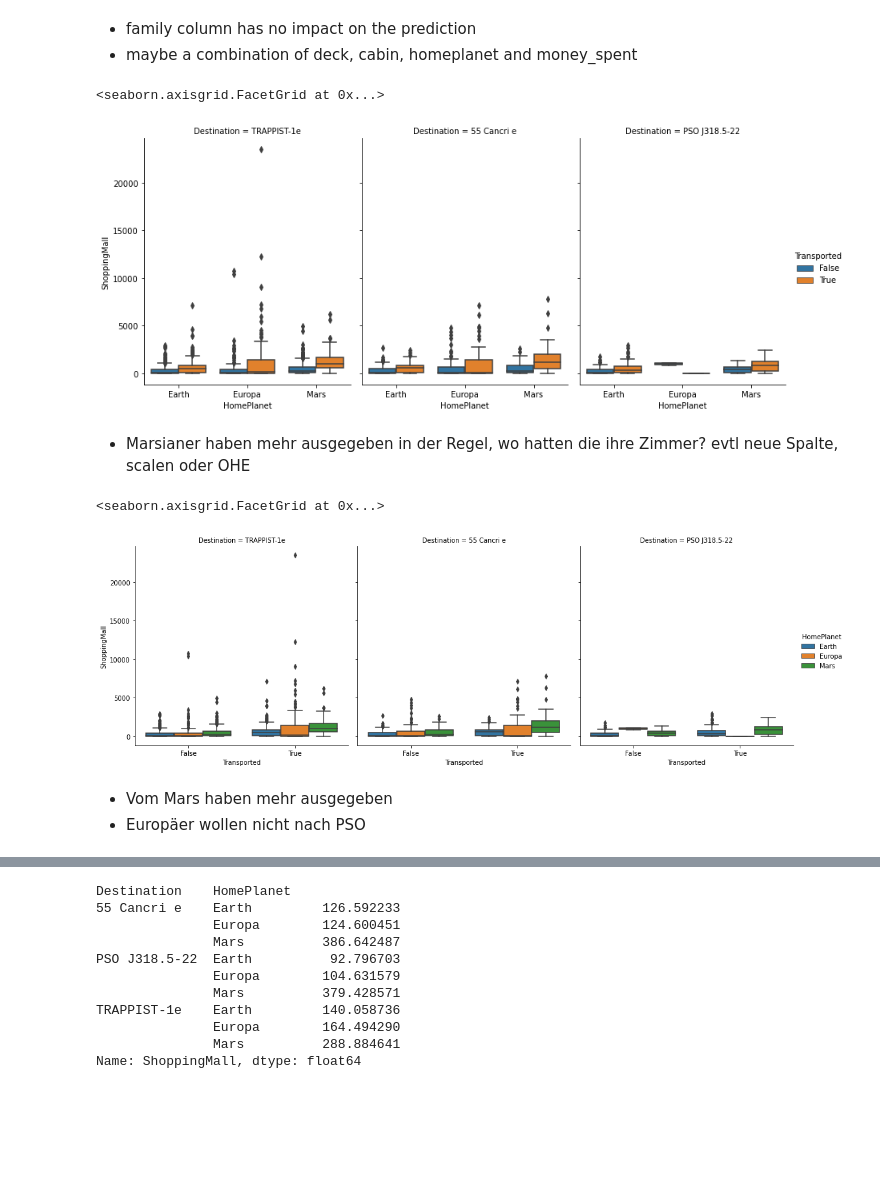
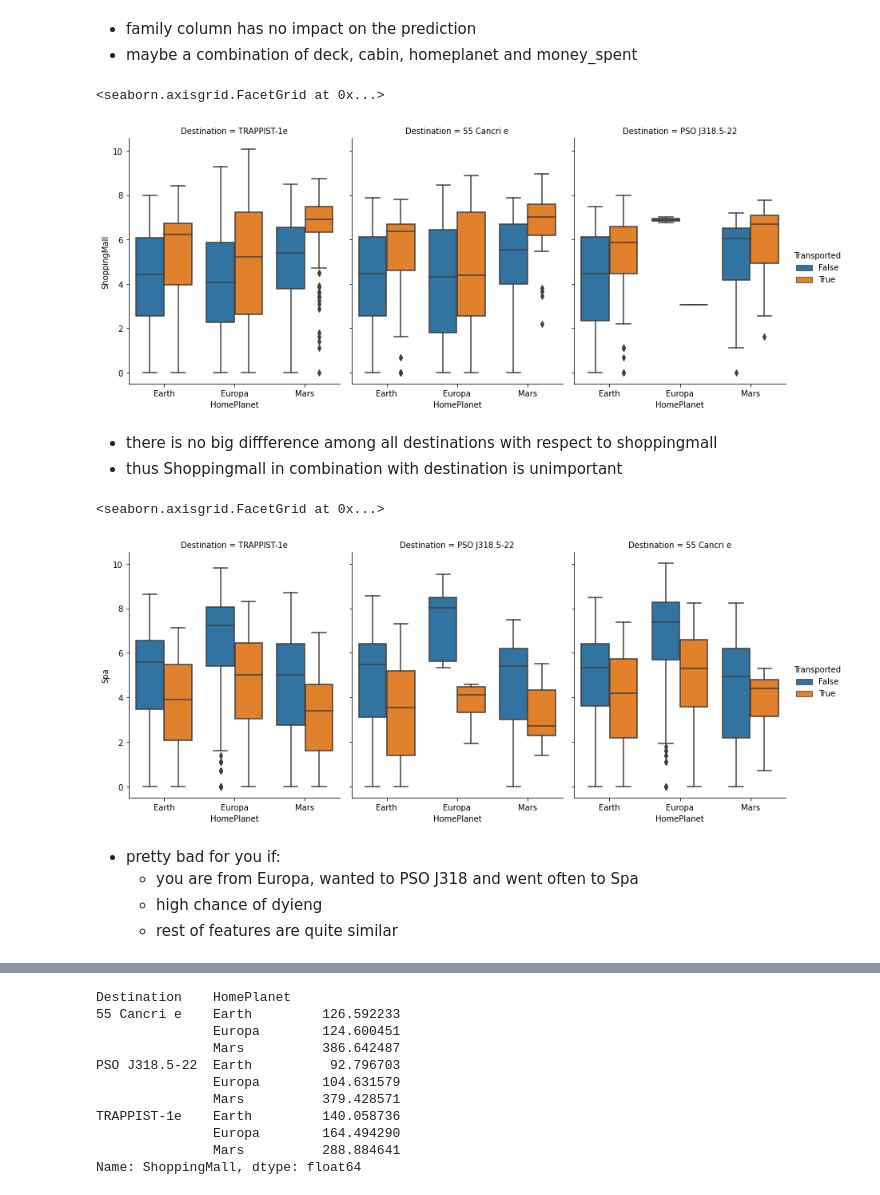
Before and after one commit to Benjamming-Strat/space_ship_titanic, a Jupyter notebook: Space_ship_classifier.ipynb, the cells around one changed output, grey strips where cells are left out. Cells and saved outputs as stored; diff of their text form; code cells hidden in the pictures; blank space fills up the shorter version.

Commit message:
added comments and new plots Services+Homeplanets and who survived on which deck

```diff
--- a/Space_ship_classifier.ipynb
+++ b/Space_ship_classifier.ipynb
@@ -175,0 +177,6 @@ Next Step: Find correlation to targer variable - somehow!
+# %%
+train_vr_notnull = train[train["VRDeck"]>0]
+train_food_notnull = train[train["FoodCourt"]>0]
+train_shop_notnull = train[train["ShoppingMall"]>0]
+train_spa_notnull = train[train["Spa"]>0]
+train_rs_notnull = train[train["RoomService"]>0]
@@ -438,20 +547,24 @@ sns.barplot(data=family_df, x="family", y= 0, hue="Transported")
 * family column has no impact on the prediction
 * maybe a combination of deck, cabin, homeplanet and money_spent
 # %%
-sns.catplot(data=train[train["ShoppingMall"]>0], y="ShoppingMall",
+sns.catplot(data=train_shop_notnull, y=np.log(train_shop_notnull["ShoppingMall"]),
             x = "HomePlanet", hue = "Transported",col = "Destination",
             kind="box", height=5, aspect=.8)
 # %% [output]
 <seaborn.axisgrid.FacetGrid at 0x...>
-[figure, old version]
+[figure, new version]
-# %% [markdown]
-* Marsianer haben mehr ausgegeben in der Regel, wo hatten die ihre Zimmer? evtl neue Spalte, scalen oder OHE
+# %% [markdown]
+* there is no big diffference among all destinations with respect to shoppingmall
+* thus Shoppingmall in combination with destination is unimportant
 # %%
-sns.catplot(data=train[train["ShoppingMall"]>0], y="ShoppingMall",
-            x = "Transported", hue = "HomePlanet",col = "Destination", kind="box")
+sns.catplot(data=train_spa_notnull, y=np.log(train_spa_notnull["Spa"]),
+            x = "HomePlanet", hue = "Transported",col = "Destination",
+            kind="box", height=5, aspect=.8)
 # %% [output]
 <seaborn.axisgrid.FacetGrid at 0x...>
-[figure, old version]
+[figure, new version]
 # %% [markdown]
-* Vom Mars haben mehr ausgegeben
-* Europäer wollen nicht nach PSO
+* pretty bad for you if:
+    * you are from Europa, wanted to PSO J318 and went often to Spa
+    * high chance of dyieng
+    * rest of features are quite similar
```
Also changed, not shown: parts of 156 cells of this notebook.
